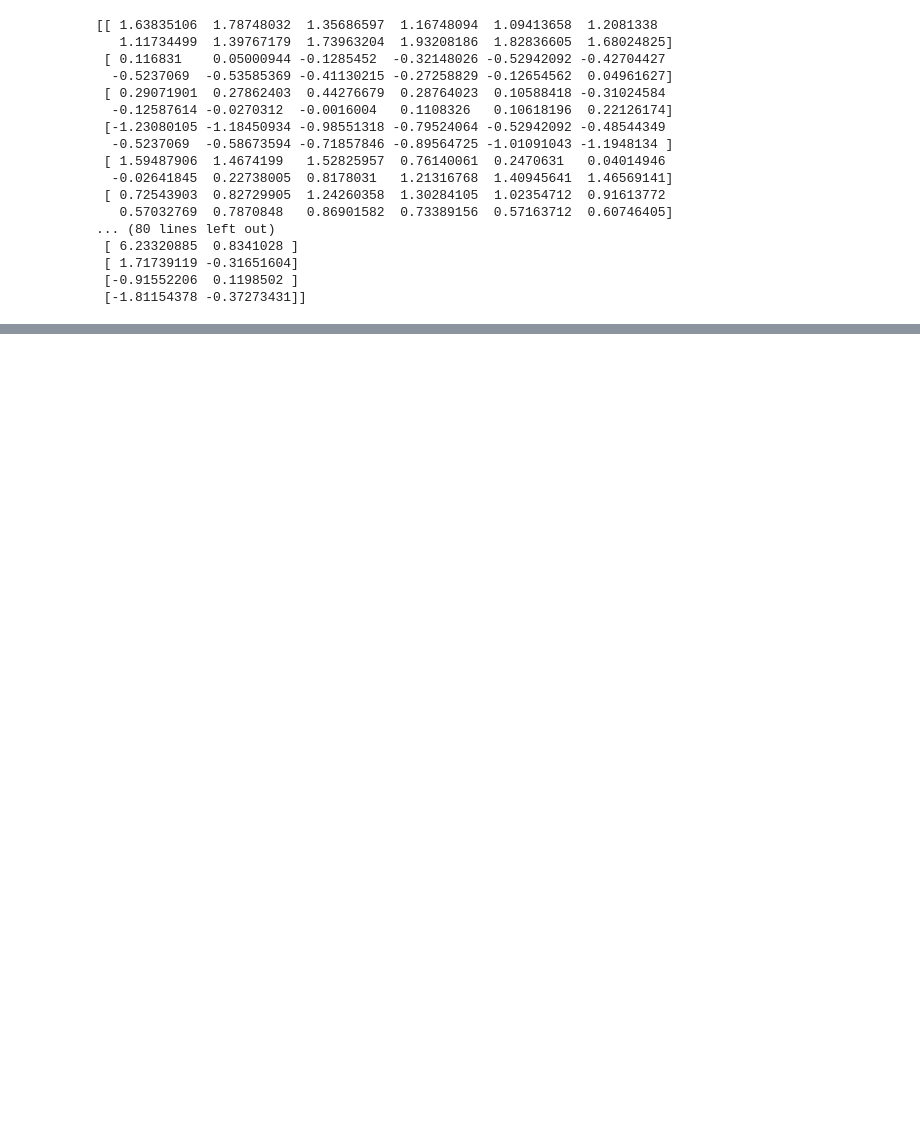
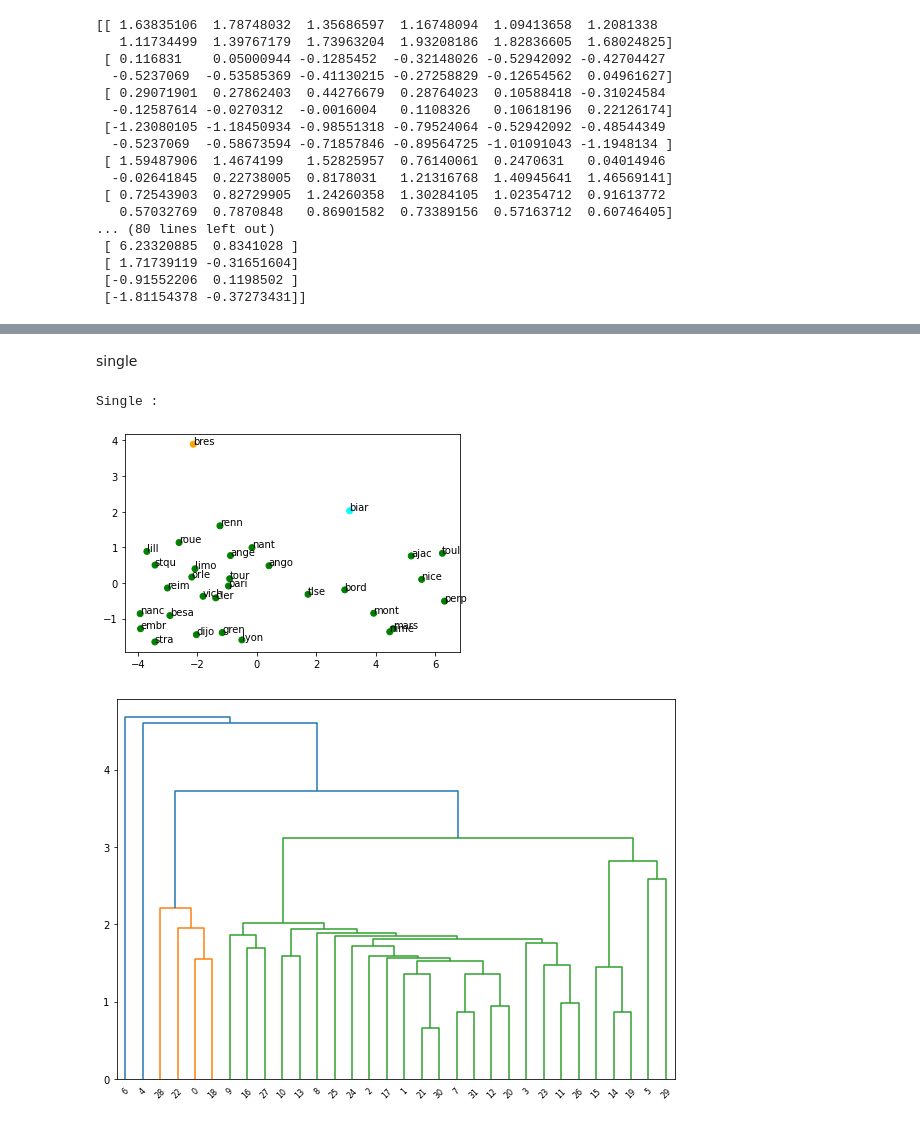
Before and after one commit to adrbe/TP2_ADM, a Jupyter notebook: src/TP2_LIFO65_Louis_COUPPIE_Adrien_BERTRAND.ipynb, the cells around one changed output, grey strips where cells are left out. Saved outputs shown, nothing was run; the diff lists cells and outputs as text; code cells hidden in the pictures; blank space fills up the shorter version.

```diff
--- a/src/TP2_LIFO65_Louis_COUPPIE_Adrien_BERTRAND.ipynb
+++ b/src/TP2_LIFO65_Louis_COUPPIE_Adrien_BERTRAND.ipynb
@@ -68,0 +125,14 @@ plt.show()
+# %% [markdown]
+single
+# %%
+print("Single :")
+plt.scatter(X_pca[:, 0], X_pca[:, 1], c= clustering_single, cmap=matplotlib.colors.ListedColormap(colors))
+for label, x, y in zip(labels, X_pca[:, 0], X_pca[:, 1]):
+    plt.annotate(label, xy=(x, y), xytext=(-0.2, 0.2), textcoords='offset points')
+plt.show()
+
+dendrogram_plot('single')
+# %% [output]
+Single :
+[figure, added]
+[figure, added]
```
Also changed, not shown: parts of 18 cells of this notebook.
